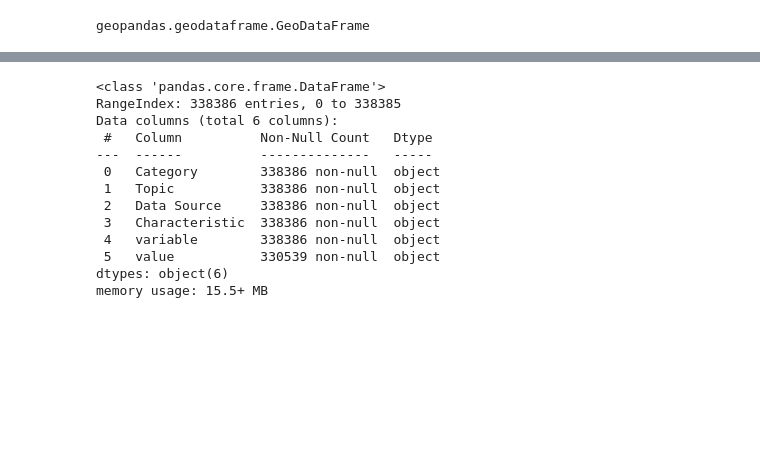
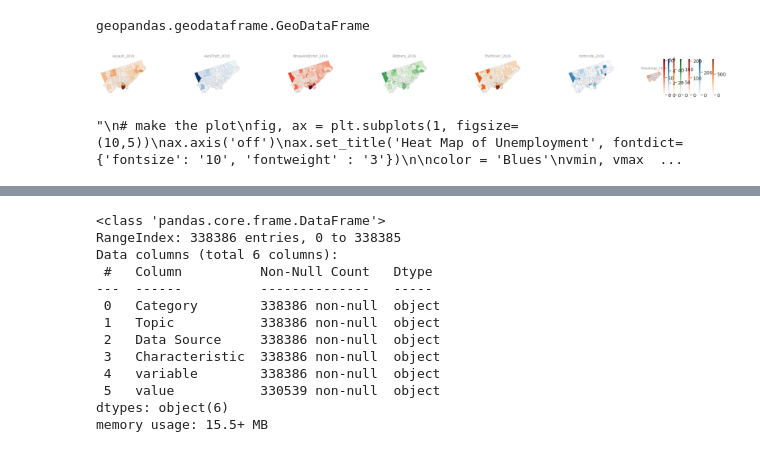
Before and after one commit to BigDru/3250_datascience_project, a Jupyter notebook: Team Project - Group 4.ipynb, the cells around one changed output, grey strips where cells are left out. Cells and saved outputs as stored; diff of their text form; code cells hidden in the pictures; blank space fills up the shorter version.

```diff
--- a/Team Project - Group 4.ipynb
+++ b/Team Project - Group 4.ipynb
@@ -122,13 +122,13 @@ crimes_of_interest_column_names = ["Assault_2016", "AutoTheft_2016", "BreakAndEn
 colors = ["Oranges", "Blues", "Reds", "Greens"]
 
 # make the plots
-fig, axs = plt.subplots(ncols=len(crimes_of_interest), figsize=(5 * len(crimes_of_interest),2))
+fig, axs = plt.subplots(ncols=len(crimes_of_interest_column_names), figsize=(5 * len(crimes_of_interest_column_names),2))
 # common settings for all plots:
 for ax in axs:
     ax.axis('off')
 
 # unique settings:
-for i in range(0, len(crimes_of_interest)):
+for i in range(0, len(crimes_of_interest_column_names)):
     crime_column = crimes_of_interest_column_names[i]
     #todo: fix title crime name
     axs[i].set_title(f"{crime_column}", fontdict={'fontsize': '10', 'fontweight' : '3'})
@@ -136,33 +136,36 @@ for i in range(0, len(crimes_of_interest)):
     color = colors[i % len(colors)]
     vmin, vmax = 0, merged[crime_column].max()
     scalar_mappable = mpltlib.cm.ScalarMappable(norm=plt.Normalize(vmin=vmin, vmax=vmax), cmap=color)
     #scalar_mappable._A = []
     cbar = fig.colorbar(scalar_mappable)
     cbar.ax.tick_params(labelsize=14)
 
     merged.plot(crime_column, cmap=color, linewidth=0.8, ax=axs[i], edgecolor='0.8', figsize=(5,2))
 
 
 plt.show()
 
 #####################
 '''
 # make the plot
 fig, ax = plt.subplots(1, figsize=(10,5))
 ax.axis('off')
 ax.set_title('Heat Map of Unemployment', fontdict={'fontsize': '10', 'fontweight' : '3'})
 
 color = 'Blues'
 vmin, vmax = 0, 231
 sm = plt.cm.ScalarMappable(cmap=color, norm=plt.Normalize(vmin=vmin, vmax=vmax))
 sm._A = []
 cbar = fig.colorbar(sm)
 cbar.ax.tick_params(labelsize=20)
 
 merged.plot('Assault_2016', cmap=color, linewidth=0.8, ax=ax, edgecolor='0.8', figsize=(10,5))
 
 plt.show()
 '''
+# %% [output]
+[figure, added]
+"\n# make the plot\nfig, ax = plt.subplots(1, figsize=(10,5))\nax.axis('off')\nax.set_title('Heat Map of Unemployment', fontdict={'fontsize': '10', 'fontweight' : '3'})\n\ncolor = 'Blues'\nvmin, vmax  ...
 # %%
 profiles[['Category','Topic', 'Data Source', 'Characteristic', 'Casa Loma']]
 # %% [output]
```
Also changed, not shown: 1 other file.
